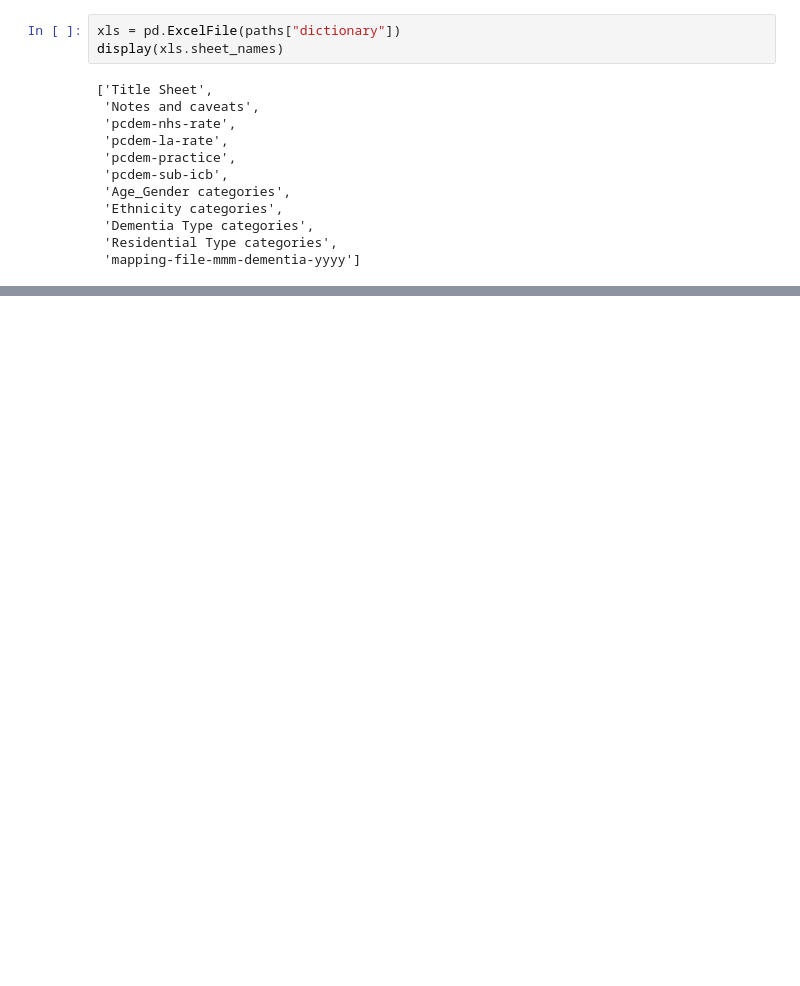
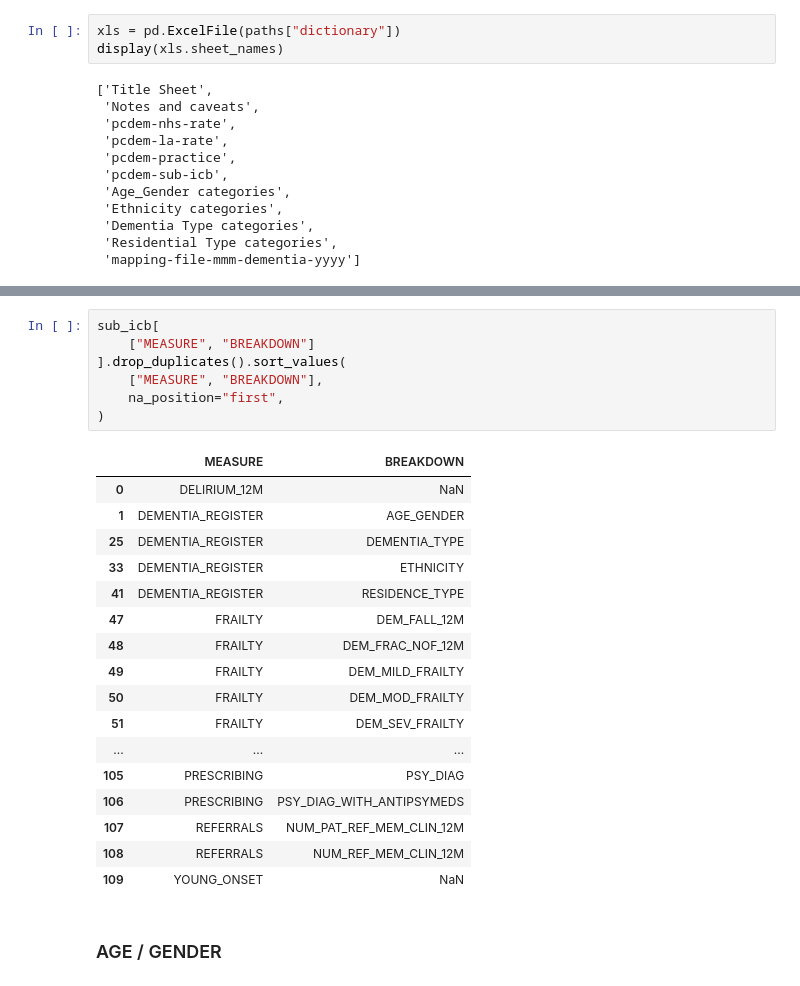
Before and after one commit to abdulrehmarnALI/dementia-atlas, a Jupyter notebook: pipeline/notebooks/00_june_2026_release_exploration.ipynb, the cells around one changed output, grey strips where cells are left out. Drawn from its saved outputs; the diff is of its cells as text; blank space fills up the shorter version.

```diff
--- a/pipeline/notebooks/00_june_2026_release_exploration.ipynb
+++ b/pipeline/notebooks/00_june_2026_release_exploration.ipynb
@@ -222,0 +370,27 @@ display(xls.sheet_names)
+# %%
+sub_icb[
+    ["MEASURE", "BREAKDOWN"]
+].drop_duplicates().sort_values(
+    ["MEASURE", "BREAKDOWN"],
+    na_position="first",
+)
+# %% [output]
+|  | MEASURE | BREAKDOWN |
+| 0 | DELIRIUM_12M | NaN |
+| 1 | DEMENTIA_REGISTER | AGE_GENDER |
+| 25 | DEMENTIA_REGISTER | DEMENTIA_TYPE |
+| 33 | DEMENTIA_REGISTER | ETHNICITY |
+| 41 | DEMENTIA_REGISTER | RESIDENCE_TYPE |
+| 47 | FRAILTY | DEM_FALL_12M |
+| 48 | FRAILTY | DEM_FRAC_NOF_12M |
+| 49 | FRAILTY | DEM_MILD_FRAILTY |
+| 50 | FRAILTY | DEM_MOD_FRAILTY |
+| 51 | FRAILTY | DEM_SEV_FRAILTY |
+| ... | ... | ... |
+| 105 | PRESCRIBING | PSY_DIAG |
+| 106 | PRESCRIBING | PSY_DIAG_WITH_ANTIPSYMEDS |
+| 107 | REFERRALS | NUM_PAT_REF_MEM_CLIN_12M |
+| 108 | REFERRALS | NUM_REF_MEM_CLIN_12M |
+| 109 | YOUNG_ONSET | NaN |
+# %% [markdown]
+### AGE / GENDER
```
Also changed, not shown: parts of 31 cells of this notebook, 1 other file.
